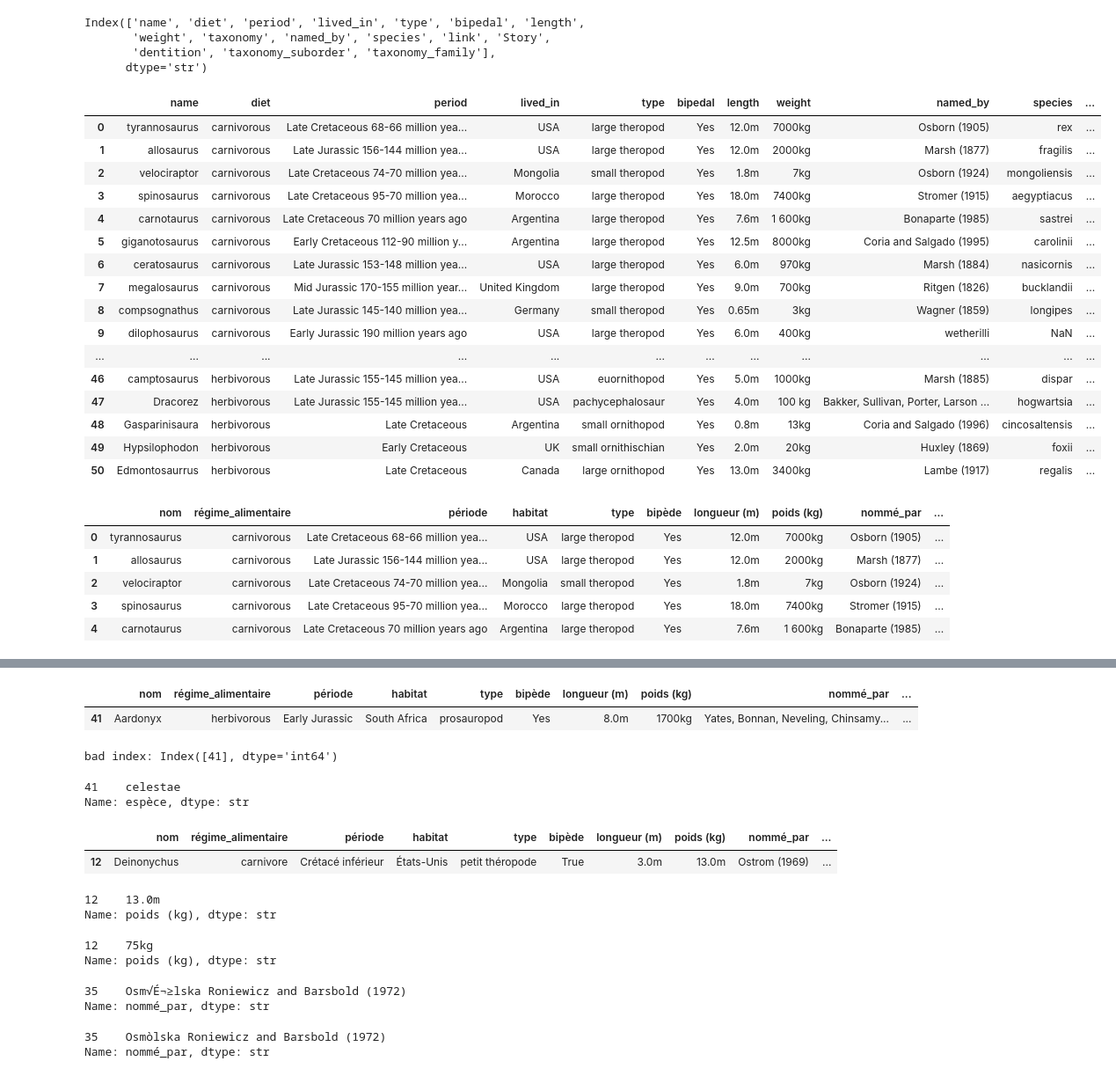
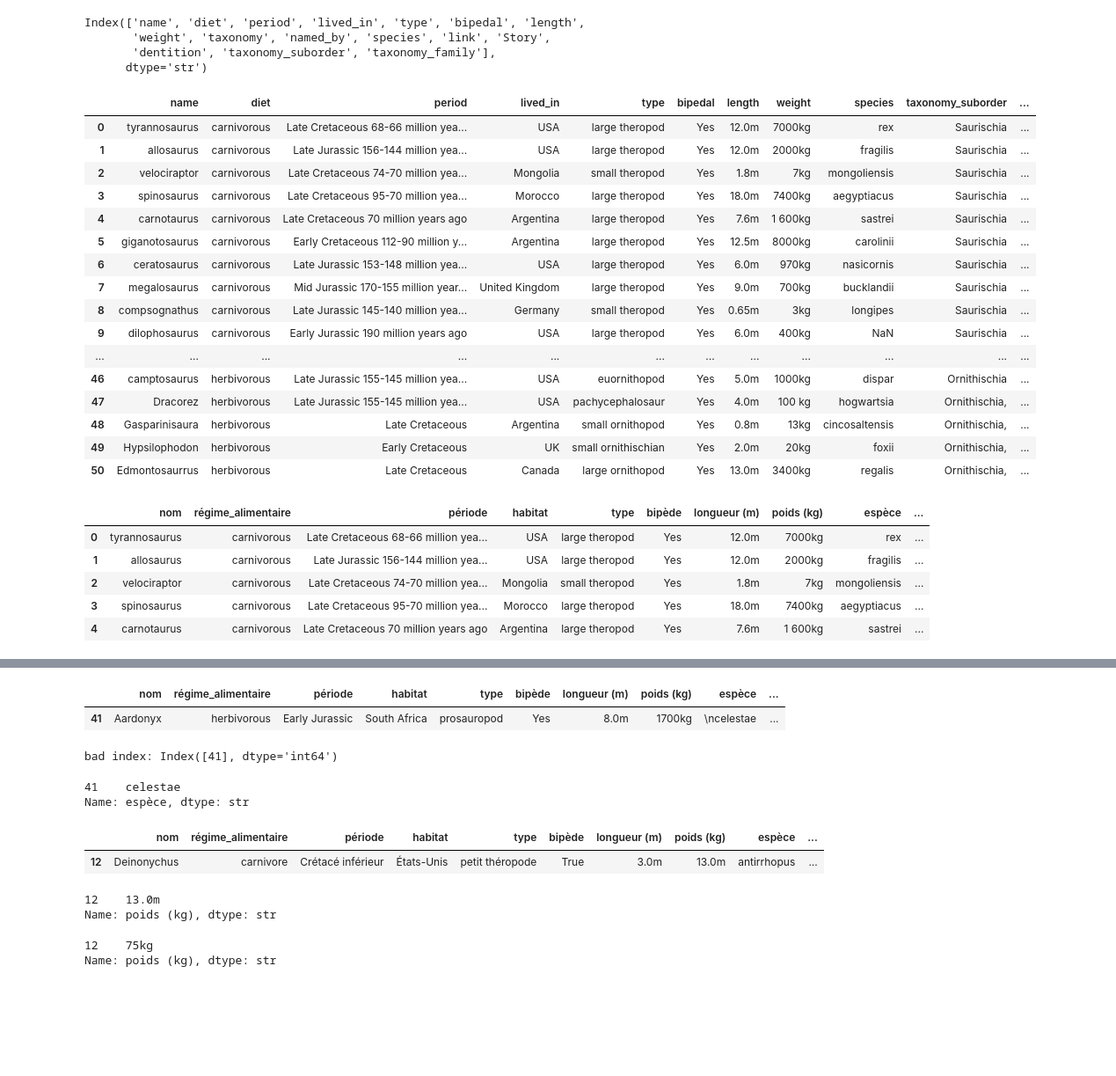
Before and after one commit to eglantine-vialaneix/aitools, a Jupyter notebook: app/backend/features_translation.ipynb, the cells around one changed output, grey strips where cells are left out. Shown at 88% size. Drawn from its saved outputs; the diff is of its cells as text; code cells hidden in the pictures; blank space fills up the shorter version.

Commit message:
minor edit: removed column "nommé_par" from data

```diff
--- a/app/backend/features_translation.ipynb
+++ b/app/backend/features_translation.ipynb
@@ -6,7 +6,7 @@ This Notebook translates the scrapped dinosaur dataset in French and saves it in
 import pandas as pd
 import numpy as np
 # %%
-path_to_scraped_dataset = "../../public/Dino Datasets Scraped.csv"
+path_to_scraped_dataset = "../../public/raw_dino_tables/Dino Datasets Scraped.csv"
 full_df = pd.read_csv(path_to_scraped_dataset, sep=';')
 full_df
 # %% [output]
@@ -35,28 +35,28 @@ Index(['name', 'diet', 'period', 'lived_in', 'type', 'bipedal', 'length',
        'dentition', 'taxonomy_suborder', 'taxonomy_family'],
       dtype='str')
 # %%
-# we drop 'taxonomy', 'link', 'Story', 'dentition',
+# we drop 'taxonomy', 'link', 'Story', 'dentition', and 'named_by'
 clean_en_df = full_df[['name', 'diet', 'period', 'lived_in', 'type', 'bipedal', 'length',
-       'weight', 'named_by', 'species', 'taxonomy_suborder', 'taxonomy_family']]
+       'weight', 'species', 'taxonomy_suborder', 'taxonomy_family']]
 clean_en_df
 # %% [output]
-|  | name | diet | period | lived_in | type | bipedal | length | weight | named_by | species | ... |
-| 0 | tyrannosaurus | carnivorous | Late Cretaceous 68-66 million yea... | USA | large theropod | Yes | 12.0m | 7000kg | Osborn (1905) | rex | ... |
-| 1 | allosaurus | carnivorous | Late Jurassic 156-144 million yea... | USA | large theropod | Yes | 12.0m | 2000kg | Marsh (1877) | fragilis | ... |
-| 2 | velociraptor | carnivorous | Late Cretaceous 74-70 million yea... | Mongolia | small theropod | Yes | 1.8m | 7kg | Osborn (1924) | mongoliensis | ... |
-| 3 | spinosaurus | carnivorous | Late Cretaceous 95-70 million yea... | Morocco | large theropod | Yes | 18.0m | 7400kg | Stromer (1915) | aegyptiacus | ... |
-| 4 | carnotaurus | carnivorous | Late Cretaceous 70 million years ago | Argentina | large theropod | Yes | 7.6m | 1 600kg | Bonaparte (1985) | sastrei | ... |
-| 5 | giganotosaurus | carnivorous | Early Cretaceous 112-90 million y... | Argentina | large theropod | Yes | 12.5m | 8000kg | Coria and Salgado (1995) | carolinii | ... |
-| 6 | ceratosaurus | carnivorous | Late Jurassic 153-148 million yea... | USA | large theropod | Yes | 6.0m | 970kg | Marsh (1884) | nasicornis | ... |
-| 7 | megalosaurus | carnivorous | Mid Jurassic 170-155 million year... | United Kingdom | large theropod | Yes | 9.0m | 700kg | Ritgen (1826) | bucklandii | ... |
-| 8 | compsognathus | carnivorous | Late Jurassic 145-140 million yea... | Germany | small theropod | Yes | 0.65m | 3kg | Wagner (1859) | longipes | ... |
-| 9 | dilophosaurus | carnivorous | Early Jurassic 190 million years ago | USA | large theropod | Yes | 6.0m | 400kg | wetherilli | NaN | ... |
+|  | name | diet | period | lived_in | type | bipedal | length | weight | species | taxonomy_suborder | ... |
+| 0 | tyrannosaurus | carnivorous | Late Cretaceous 68-66 million yea... | USA | large theropod | Yes | 12.0m | 7000kg | rex | Saurischia | ... |
+| 1 | allosaurus | carnivorous | Late Jurassic 156-144 million yea... | USA | large theropod | Yes | 12.0m | 2000kg | fragilis | Saurischia | ... |
+| 2 | velociraptor | carnivorous | Late Cretaceous 74-70 million yea... | Mongolia | small theropod | Yes | 1.8m | 7kg | mongoliensis | Saurischia | ... |
+| 3 | spinosaurus | carnivorous | Late Cretaceous 95-70 million yea... | Morocco | large theropod | Yes | 18.0m | 7400kg | aegyptiacus | Saurischia | ... |
+| 4 | carnotaurus | carnivorous | Late Cretaceous 70 million years ago | Argentina | large theropod | Yes | 7.6m | 1 600kg | sastrei | Saurischia | ... |
+| 5 | giganotosaurus | carnivorous | Early Cretaceous 112-90 million y... | Argentina | large theropod | Yes | 12.5m | 8000kg | carolinii | Saurischia | ... |
+| 6 | ceratosaurus | carnivorous | Late Jurassic 153-148 million yea... | USA | large theropod | Yes | 6.0m | 970kg | nasicornis | Saurischia | ... |
+| 7 | megalosaurus | carnivorous | Mid Jurassic 170-155 million year... | United Kingdom | large theropod | Yes | 9.0m | 700kg | bucklandii | Saurischia | ... |
+| 8 | compsognathus | carnivorous | Late Jurassic 145-140 million yea... | Germany | small theropod | Yes | 0.65m | 3kg | longipes | Saurischia | ... |
+| 9 | dilophosaurus | carnivorous | Early Jurassic 190 million years ago | USA | large theropod | Yes | 6.0m | 400kg | NaN | Saurischia | ... |
 | ... | ... | ... | ... | ... | ... | ... | ... | ... | ... | ... | ... |
-| 46 | camptosaurus | herbivorous | Late Jurassic 155-145 million yea... | USA | euornithopod | Yes | 5.0m | 1000kg | Marsh (1885) | dispar | ... |
-| 47 | Dracorez | herbivorous | Late Jurassic 155-145 million yea... | USA | pachycephalosaur | Yes | 4.0m | 100 kg | Bakker, Sullivan, Porter, Larson ... | hogwartsia | ... |
-| 48 | Gasparinisaura | herbivorous | Late Cretaceous | Argentina | small ornithopod | Yes | 0.8m | 13kg | Coria and Salgado (1996) | cincosaltensis | ... |
-| 49 | Hypsilophodon | herbivorous | Early Cretaceous | UK | small ornithischian | Yes | 2.0m | 20kg | Huxley (1869) | foxii | ... |
-| 50 | Edmontosaurrus | herbivorous | Late Cretaceous | Canada | large ornithopod | Yes | 13.0m | 3400kg | Lambe (1917) | regalis | ... |
+| 46 | camptosaurus | herbivorous | Late Jurassic 155-145 million yea... | USA | euornithopod | Yes | 5.0m | 1000kg | dispar | Ornithischia | ... |
+| 47 | Dracorez | herbivorous | Late Jurassic 155-145 million yea... | USA | pachycephalosaur | Yes | 4.0m | 100 kg | hogwartsia | Ornithischia, | ... |
+| 48 | Gasparinisaura | herbivorous | Late Cretaceous | Argentina | small ornithopod | Yes | 0.8m | 13kg | cincosaltensis | Ornithischia, | ... |
+| 49 | Hypsilophodon | herbivorous | Early Cretaceous | UK | small ornithischian | Yes | 2.0m | 20kg | foxii | Ornithischia, | ... |
+| 50 | Edmontosaurrus | herbivorous | Late Cretaceous | Canada | large ornithopod | Yes | 13.0m | 3400kg | regalis | Ornithischia, | ... |
 # %%
 # Translating column names
 
@@ -70,7 +70,6 @@ column_translation = {
     "bipedal": "bipède",
     "length": "longueur (m)",
     "weight": "poids (kg)",
-    "named_by": "nommé_par",
     "species": "espèce",
     "taxonomy_suborder": "sous-ordre_taxonomique",
     "taxonomy_family": "famille_taxonomique"
@@ -78,12 +77,12 @@ column_translation = {
 clean_fr_df = clean_fr_df.rename(columns=column_translation)
 clean_fr_df.head()
 # %% [output]
-|  | nom | régime_alimentaire | période | habitat | type | bipède | longueur (m) | poids (kg) | nommé_par | ... |
-| 0 | tyrannosaurus | carnivorous | Late Cretaceous 68-66 million yea... | USA | large theropod | Yes | 12.0m | 7000kg | Osborn (1905) | ... |
-| 1 | allosaurus | carnivorous | Late Jurassic 156-144 million yea... | USA | large theropod | Yes | 12.0m | 2000kg | Marsh (1877) | ... |
-| 2 | velociraptor | carnivorous | Late Cretaceous 74-70 million yea... | Mongolia | small theropod | Yes | 1.8m | 7kg | Osborn (1924) | ... |
-| 3 | spinosaurus | carnivorous | Late Cretaceous 95-70 million yea... | Morocco | large theropod | Yes | 18.0m | 7400kg | Stromer (1915) | ... |
-| 4 | carnotaurus | carnivorous | Late Cretaceous 70 million years ago | Argentina | large theropod | Yes | 7.6m | 1 600kg | Bonaparte (1985) | ... |
+|  | nom | régime_alimentaire | période | habitat | type | bipède | longueur (m) | poids (kg) | espèce | ... |
+| 0 | tyrannosaurus | carnivorous | Late Cretaceous 68-66 million yea... | USA | large theropod | Yes | 12.0m | 7000kg | rex | ... |
+| 1 | allosaurus | carnivorous | Late Jurassic 156-144 million yea... | USA | large theropod | Yes | 12.0m | 2000kg | fragilis | ... |
+| 2 | velociraptor | carnivorous | Late Cretaceous 74-70 million yea... | Mongolia | small theropod | Yes | 1.8m | 7kg | mongoliensis | ... |
+| 3 | spinosaurus | carnivorous | Late Cretaceous 95-70 million yea... | Morocco | large theropod | Yes | 18.0m | 7400kg | aegyptiacus | ... |
+| 4 | carnotaurus | carnivorous | Late Cretaceous 70 million years ago | Argentina | large theropod | Yes | 7.6m | 1 600kg | sastrei | ... |
 # %%
 # Cleaning periods in simpler eras
 clean_fr_df["période"] = clean_fr_df["période"].apply(lambda x: ' '.join(x.replace(',', '').split()[:2]))
@@ -117,8 +116,8 @@ print("bad index:", bad_index)
 clean_fr_df.loc[bad_index, "espèce"] = clean_fr_df.loc[bad_index, "espèce"].str.replace('\n', '')
 clean_fr_df.loc[bad_index, "espèce"]
 # %% [output]
-|  | nom | régime_alimentaire | période | habitat | type | bipède | longueur (m) | poids (kg) | nommé_par | ... |
-| 41 | Aardonyx | herbivorous | Early Jurassic | South Africa | prosauropod | Yes | 8.0m | 1700kg | Yates, Bonnan, Neveling, Chinsamy... | ... |
+|  | nom | régime_alimentaire | période | habitat | type | bipède | longueur (m) | poids (kg) | espèce | ... |
+| 41 | Aardonyx | herbivorous | Early Jurassic | South Africa | prosauropod | Yes | 8.0m | 1700kg | \ncelestae | ... |
 bad index: Index([41], dtype='int64')
 41    celestae
 Name: espèce, dtype: str
@@ -185,8 +184,8 @@ display(clean_fr_df.loc[bad_index, "poids (kg)"]) # NOT A WEIGHT
 clean_fr_df.loc[bad_index, "poids (kg)"] = "75kg" #source: https://en.wikipedia.org/wiki/Deinonychus#Description
 clean_fr_df.loc[bad_index, "poids (kg)"]
 # %% [output]
-|  | nom | régime_alimentaire | période | habitat | type | bipède | longueur (m) | poids (kg) | nommé_par | ... |
-| 12 | Deinonychus | carnivore | Crétacé inférieur | États-Unis | petit théropode | True | 3.0m | 13.0m | Ostrom (1969) | ... |
+|  | nom | régime_alimentaire | période | habitat | type | bipède | longueur (m) | poids (kg) | espèce | ... |
+| 12 | Deinonychus | carnivore | Crétacé inférieur | États-Unis | petit théropode | True | 3.0m | 13.0m | antirrhopus | ... |
 12    13.0m
 Name: poids (kg), dtype: str
 12    75kg
@@ -195,15 +194,6 @@ Name: poids (kg), dtype: str
 # Cleaning longuer and poids to correct format
 clean_fr_df["longueur (m)"] = clean_fr_df["longueur (m)"].apply(lambda x: float(x[:-1]))
 clean_fr_df["poids (kg)"] = clean_fr_df["poids (kg)"].apply(lambda x: int(x[:-2].replace(' ', '')))
-# %%
-display(clean_fr_df.loc[clean_fr_df["nom"]=="Gallimimus", "nommé_par"])
-clean_fr_df.loc[clean_fr_df["nom"]=="Gallimimus", "nommé_par"] = "Osmòlska Roniewicz and Barsbold (1972)"
-display(clean_fr_df.loc[clean_fr_df["nom"]=="Gallimimus", "nommé_par"])
-# %% [output]
-35    Osm√É¬≥lska Roniewicz and Barsbold (1972)
-Name: nommé_par, dtype: str
-35    Osmòlska Roniewicz and Barsbold (1972)
-Name: nommé_par, dtype: str
 # %%
 clean_fr_df["sous-ordre_taxonomique"] = clean_fr_df["sous-ordre_taxonomique"].apply(lambda x: x.replace(',', ''))
 # %%
```
Also changed, not shown: parts of 2 cells of this notebook, 9 other files.
